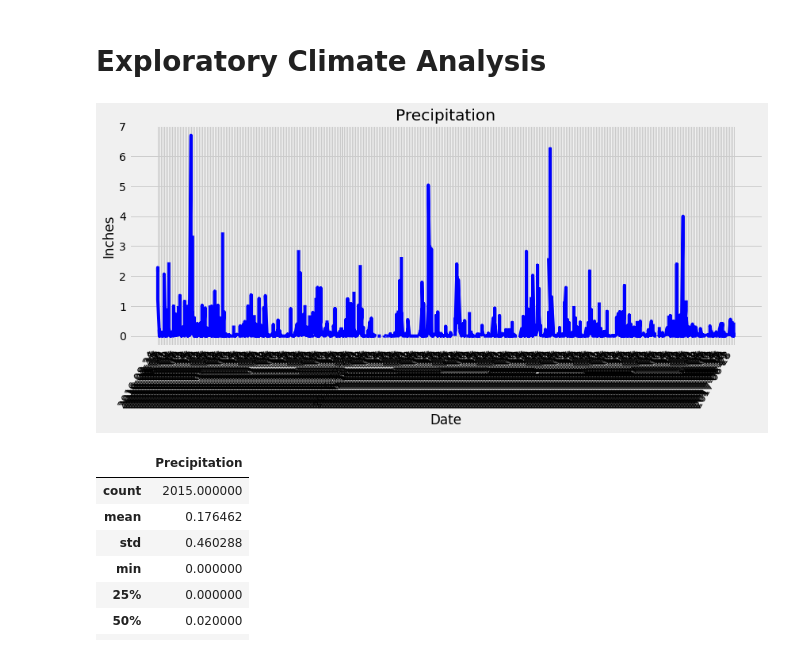
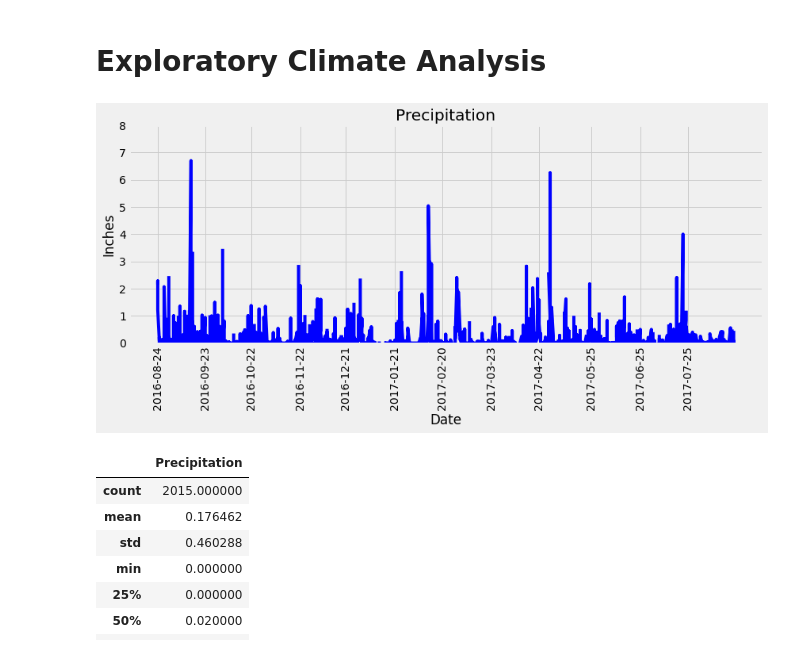
Before and after one commit to thierzon/sqlalchemy-challenge, a Jupyter notebook: surfsup.ipynb, the cells around one changed output. Drawn from its saved outputs; the diff is of its cells as text; code cells hidden in the pictures.

```diff
--- a/surfsup.ipynb
+++ b/surfsup.ipynb
@@ -70,35 +68,33 @@ session.query(Measurement.date).filter(func.strftime("%y", Measurement.date) ==
 # %%
 # Design a query to retrieve the last 12 months of precipitation data and plot the results
 
 # Calculate the date 1 year ago from the last data point in the database
 last_date = engine.execute("select max(date) from measurement").fetchall()
 last_date = np.ravel(last_date)
 year = int(last_date[0][:4])
 month = int(last_date[0][6:7])
 day = int(last_date[0][8:])
 query_date = dt.date(year, month, day) - dt.timedelta(days=365)
 
 # Perform a query to retrieve the data and precipitation scores
 prcp_results = session.query(Measurement.date, Measurement.prcp).filter(func.strftime("%Y-%m-%d", Measurement.date) > query_date).all()
 
 # Save the query results as a Pandas DataFrame and set the index to the date column
 prcp_df = pd.DataFrame(prcp_results, columns=["Date", "Precipitation"]).set_index(["Date"])
 
 # Sort the dataframe by date
 prcp_df = prcp_df.sort_index(ascending=True)
 
 # Use Pandas Plotting with Matplotlib to plot the data
-# x = ["23-08-2016", "23-09-2016", "23-10-2016", "23-11-2016", "23-12-2016", "23-01-2017", "23-02-2017", "23-03-2017", "23-04-2017", "23-05-2017", "23-06-2017", "23-07-2017", "23-08-2017"]
-# xdates = [dt.datetime.strptime(date, "%d-%m-%Y") for date in x]
-# xdates = list(np.ravel(xdates))
 fig, ax = plt.subplots(figsize=(12, 6))
 ax.plot(prcp_df.index.values, prcp_df["Precipitation"], color="blue")
 ax.set(xlabel="Date", ylabel="Inches", title="Precipitation")
-plt.setp(plt.gca().get_xticklabels(), rotation=60, ha="right")
+plt.xticks(prcp_df.index.values[::190], rotation=90)
+plt.ylim(0,8)
 plt.tight_layout()
 plt.show()
 # %% [output]
-[figure, old version]
+[figure, new version]
 # %%
 # Use Pandas to calculate the summary statistics for the precipitation data
 prcp_df.describe()
```
Also changed, not shown: parts of 1 cell of this notebook, 1 other file.
